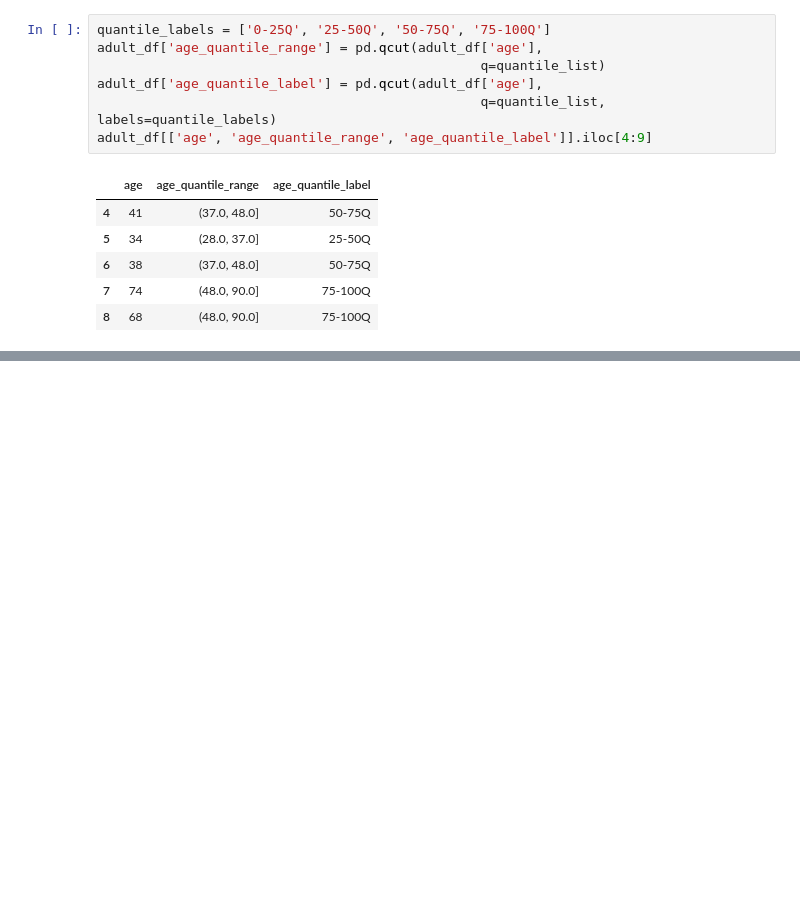
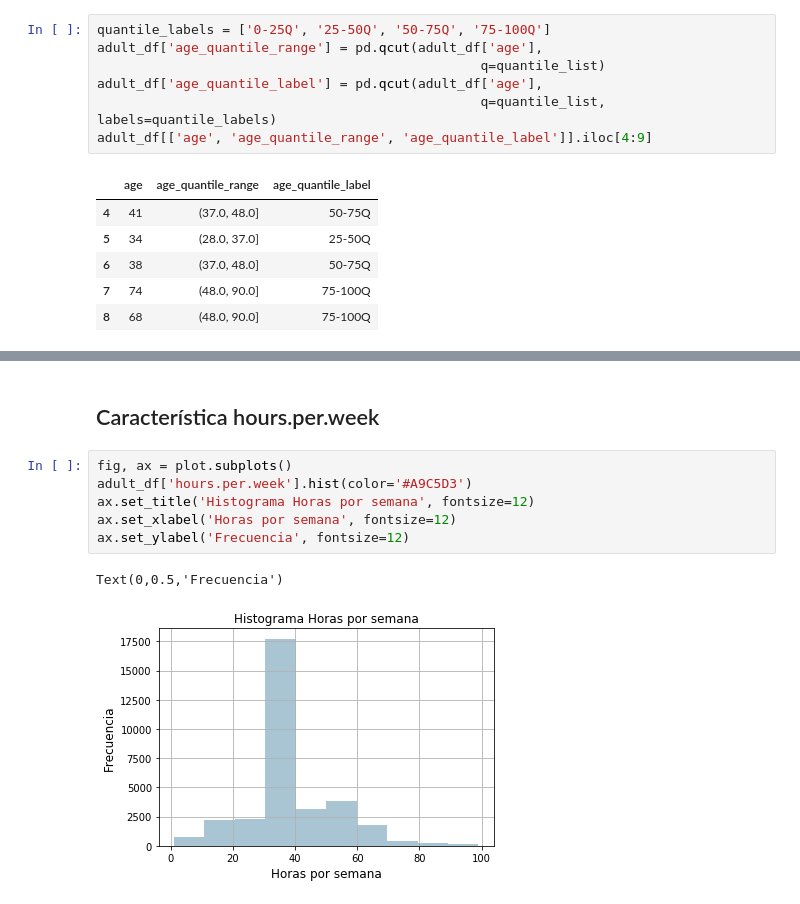
Before and after one commit to fepineda/AnalisisCensos, a Jupyter notebook: pre-process/pre-process.ipynb, the cells around one changed output, grey strips where cells are left out. Drawn from its saved outputs; the diff is of its cells as text; blank space fills up the shorter version.

```diff
--- a/pre-process/pre-process.ipynb
+++ b/pre-process/pre-process.ipynb
@@ -123,0 +185,11 @@ adult_df[['age', 'age_quantile_range', 'age_quantile_label']].iloc[4:9]
+# %% [markdown]
+## Característica hours.per.week
+# %%
+fig, ax = plot.subplots()
+adult_df['hours.per.week'].hist(color='#A9C5D3')
+ax.set_title('Histograma Horas por semana', fontsize=12)
+ax.set_xlabel('Horas por semana', fontsize=12)
+ax.set_ylabel('Frecuencia', fontsize=12)
+# %% [output]
+Text(0,0.5,'Frecuencia')
+[figure, added]
```
Also changed, not shown: parts of 43 cells of this notebook.
